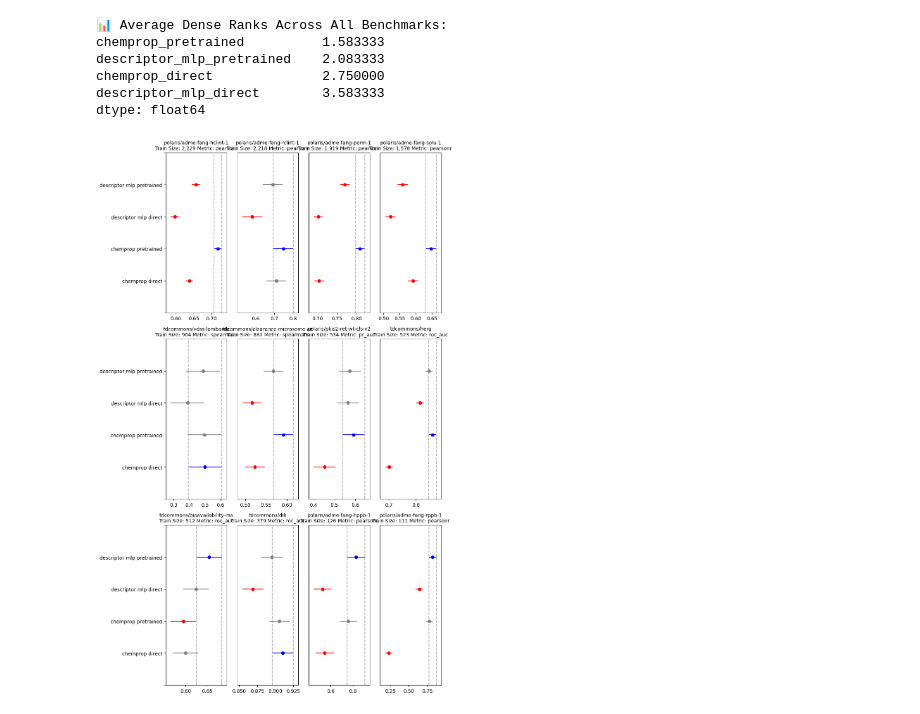
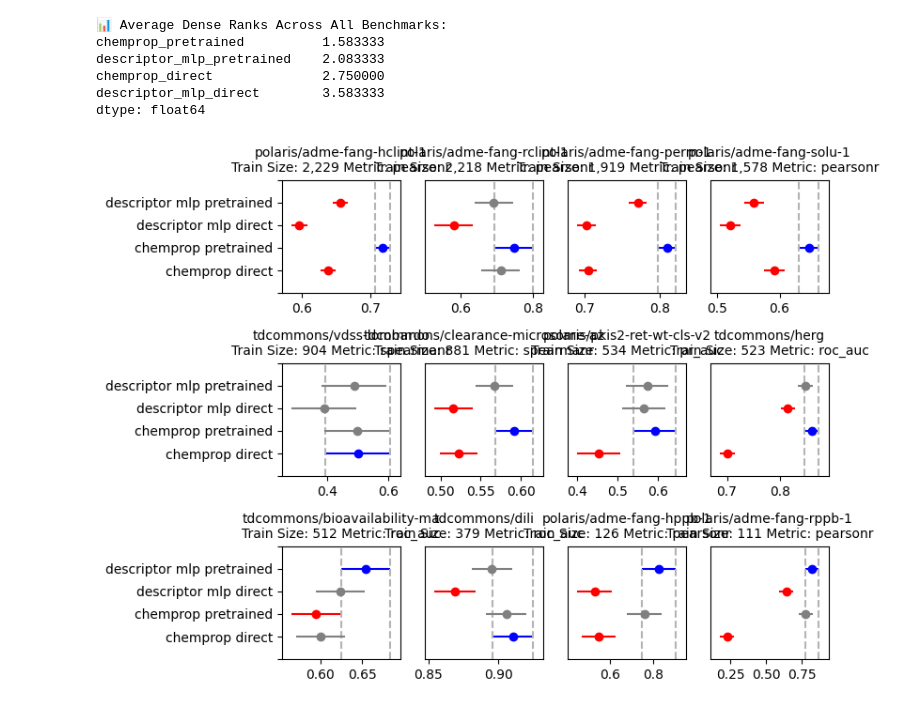
Before and after one commit to JacksonBurns/chemeleon, a Jupyter notebook: analysis/hsd.ipynb, the cells around one changed output. Saved outputs shown, nothing was run; the diff lists cells and outputs as text; code cells hidden in the pictures.

```diff
--- a/analysis/hsd.ipynb
+++ b/analysis/hsd.ipynb
@@ -69,7 +69,7 @@ for i, (benchmark, bench_df) in enumerate(benchmark_groups):
 
     # Plot Tukey HSD
     comparison_name = bench_df.groupby("model")["score"].mean().idxmax()
-    tukey.plot_simultaneous(comparison_name=comparison_name, ax=ax, figsize=(10, 16))
+    tukey.plot_simultaneous(comparison_name=comparison_name, ax=ax, figsize=(16, 12))
     ax.set_title(benchmark + f"\nTrain Size: {sizes[benchmark]:,} Metric: {metrics[benchmark]}", fontdict=dict(fontsize=10))
 
     # Y-axis label tweaks
@@ -78,31 +78,31 @@ for i, (benchmark, bench_df) in enumerate(benchmark_groups):
         ax.set_yticks([])
     else:
         ax.set_yticklabels([name.get_text().replace("_", " ") for name in ax.get_yticklabels()])
 
     # Calculate dense ranks for this benchmark
     model_means = bench_df.groupby("model")["score"].mean()
     dense_ranks = rankdata(-model_means.values, method="dense")  # negative for descending
     for model, rank in zip(model_means.index, dense_ranks):
         rank_tracker[model].append(rank)
 
 # Hide unused subplots
 for j in range(i + 1, len(axes)):
     axes[j].axis("off")
 
 plt.tight_layout()
 plt.savefig("test.png", dpi=600)
 
 # Compute average rank across benchmarks
 avg_dense_ranks = {model: np.mean(ranks) for model, ranks in rank_tracker.items()}
 avg_dense_ranks = pd.Series(avg_dense_ranks).sort_values()
 
 print("\n📊 Average Dense Ranks Across All Benchmarks:")
 print(avg_dense_ranks)
 # %% [output]
 📊 Average Dense Ranks Across All Benchmarks:
 chemprop_pretrained          1.583333
 descriptor_mlp_pretrained    2.083333
 chemprop_direct              2.750000
 descriptor_mlp_direct        3.583333
 dtype: float64
-[figure, old version]
+[figure, new version]
```
Also changed, not shown: 4 other files.
